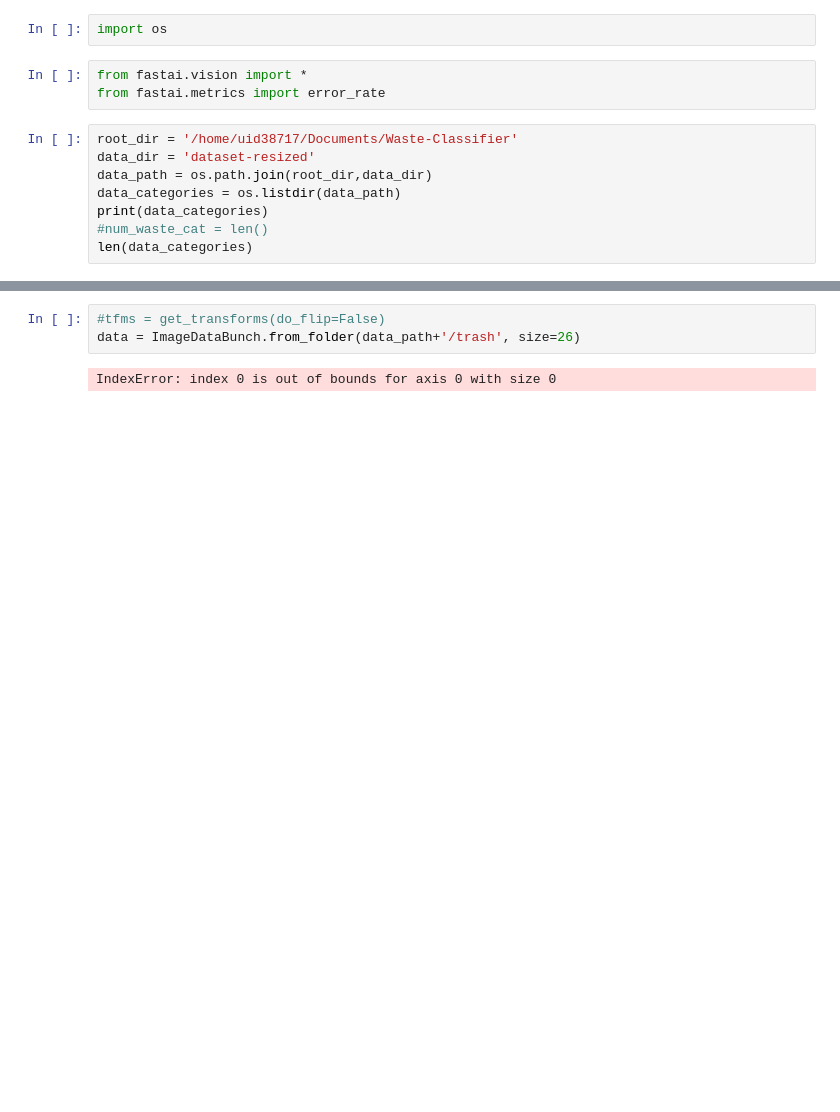
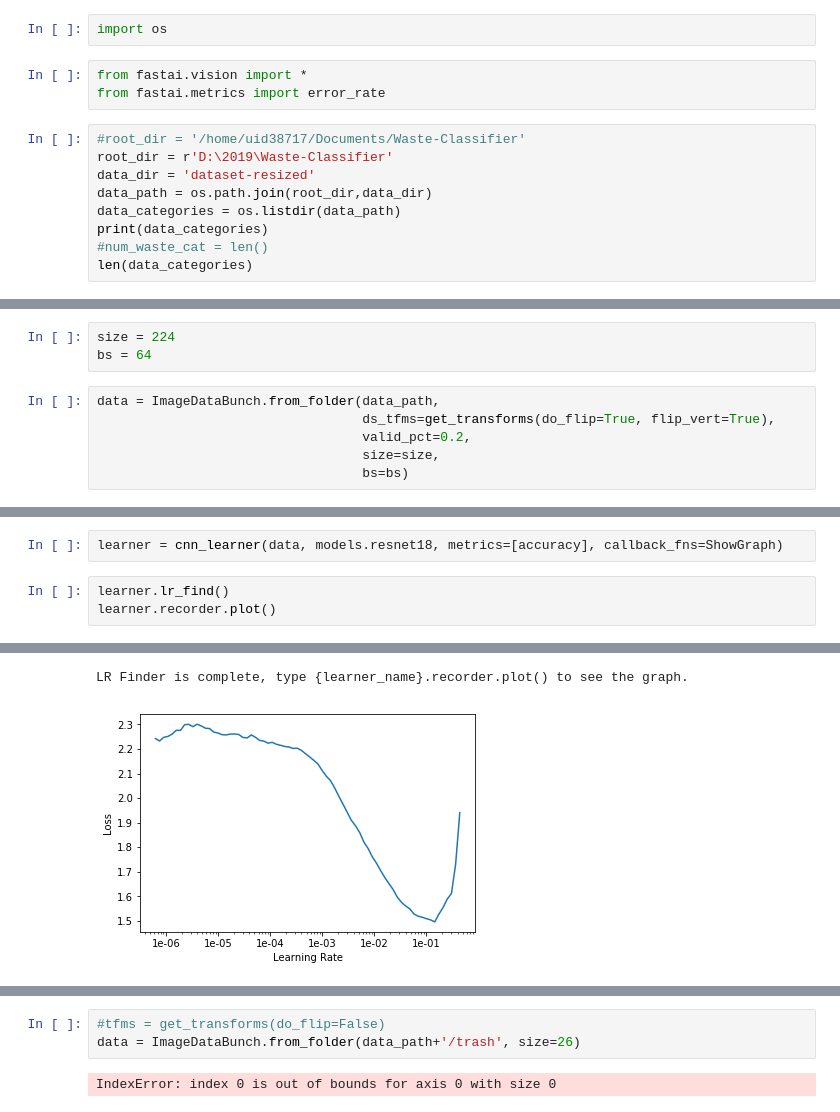
Before and after one commit to anujshah1003/Waste-Classifier, a Jupyter notebook: notebooks/data_analysis.ipynb, the cells around one changed output, grey strips where cells are left out. Cells and saved outputs as stored; diff of their text form; blank space fills up the shorter version.

Commit message:
updated data analysis notebook

```diff
--- a/notebooks/data_analysis.ipynb
+++ b/notebooks/data_analysis.ipynb
@@ -8,7 +9,8 @@ import os
 from fastai.vision import *
 from fastai.metrics import error_rate
 # %%
-root_dir = '/home/uid38717/Documents/Waste-Classifier'
+#root_dir = '/home/uid38717/Documents/Waste-Classifier'
+root_dir = r'D:\2019\Waste-Classifier'
 data_dir = 'dataset-resized'
 data_path = os.path.join(root_dir,data_dir)
 data_categories = os.listdir(data_path)
@@ -34,0 +37,9 @@ fnames[:5]
+# %%
+size = 224
+bs = 64
+# %%
+data = ImageDataBunch.from_folder(data_path,
+                                  ds_tfms=get_transforms(do_flip=True, flip_vert=True),
+                                  valid_pct=0.2,
+                                  size=size,
+                                  bs=bs)
@@ -34,0 +66,6 @@ fnames[:5]
+# %%
+learner = cnn_learner(data, models.resnet18, metrics=[accuracy], callback_fns=ShowGraph)
+# %%
+learner.lr_find()
+learner.recorder.plot()
+# %% [output]
@@ -34,0 +73,2 @@ fnames[:5]
+LR Finder is complete, type {learner_name}.recorder.plot() to see the graph.
+[figure, added]
```
Also changed, not shown: parts of 8 cells of this notebook, 4 other files.
